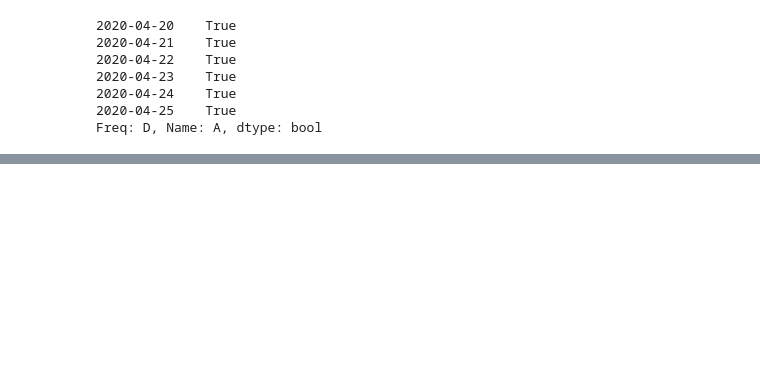
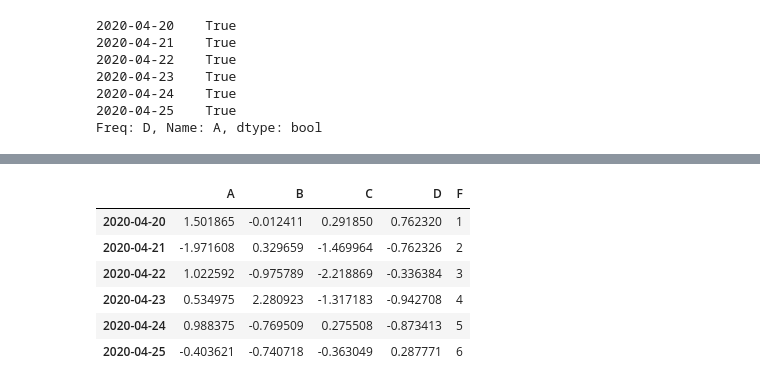
Before and after one commit to heyhpython/PythonPrivatePlot, a Jupyter notebook: package_everyweek/package_pandas/readme.ipynb, the cells around one changed output, grey strips where cells are left out. Drawn from its saved outputs; the diff is of its cells as text; code cells hidden in the pictures; blank space fills up the shorter version.

```diff
--- a/package_everyweek/package_pandas/readme.ipynb
+++ b/package_everyweek/package_pandas/readme.ipynb
@@ -104,0 +165,4 @@ df[0:3]
+# %%
+# 索引自动对齐新增序列
+s1 = pd.Series([i for i in range(1, 7)], index=pd.date_range('20200420', periods=6))
+s1
@@ -104,0 +177,12 @@ df[0:3]
+# %%
+df['F'] = s1
+# 按标签赋值
+df
+# %% [output]
+|  | A | B | C | D | F |
+| 2020-04-20 | 1.501865 | -0.012411 | 0.291850 | 0.762320 | 1 |
+| 2020-04-21 | -1.971608 | 0.329659 | -1.469964 | -0.762326 | 2 |
+| 2020-04-22 | 1.022592 | -0.975789 | -2.218869 | -0.336384 | 3 |
+| 2020-04-23 | 0.534975 | 2.280923 | -1.317183 | -0.942708 | 4 |
+| 2020-04-24 | 0.988375 | -0.769509 | 0.275508 | -0.873413 | 5 |
+| 2020-04-25 | -0.403621 | -0.740718 | -0.363049 | 0.287771 | 6 |
```
Also changed, not shown: parts of 41 cells of this notebook, 5 other files.
